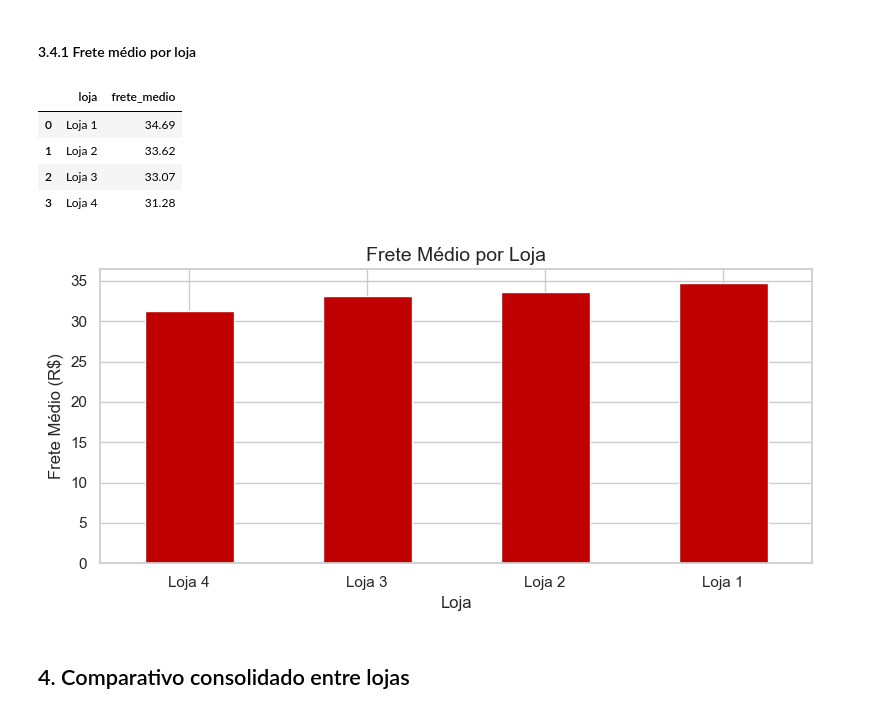
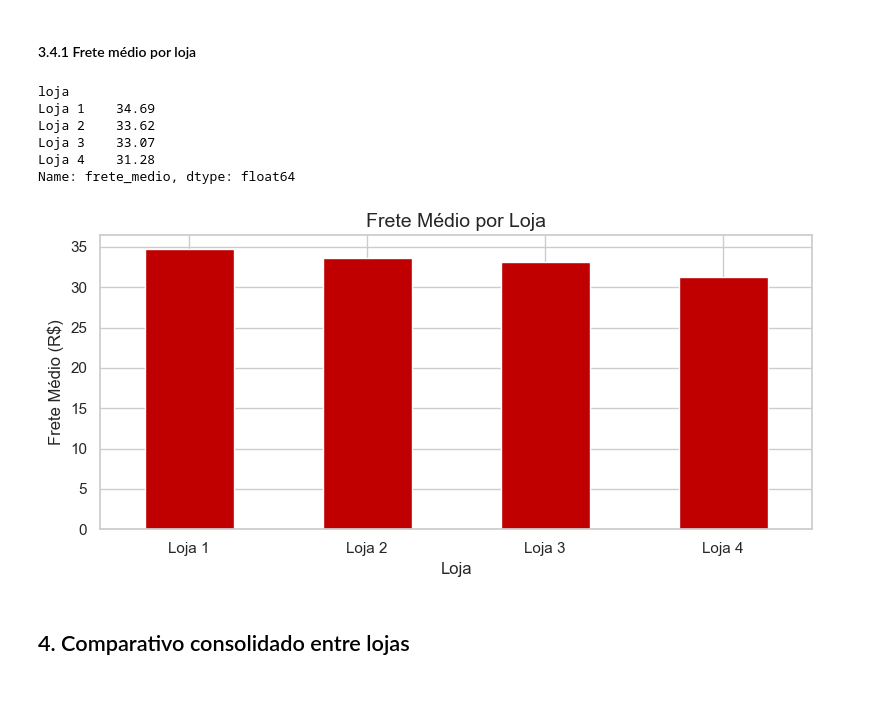
Before and after one commit to Wilson-Maciel/Store_ciencia_de_dados, a Jupyter notebook: notebooks/AluraStoreBrasil.ipynb, the cells around one changed output. Cells and saved outputs as stored; diff of their text form; code cells hidden in the pictures.

```diff
--- a/notebooks/AluraStoreBrasil.ipynb
+++ b/notebooks/AluraStoreBrasil.ipynb
@@ -492,37 +566,38 @@ Aqui vamos analisar o **frete médio** cobrado em cada loja.
 # %% [markdown]
 #### 3.4.1 Frete médio por loja
 # %%
+# Célula [173] - Frete Médio
 frete_medio_loja = (
     dados
-    .groupby("loja", as_index=False)["frete"]
+    .groupby("loja")["frete"] # Remover as_index=False
     .mean()
-    .rename(columns={"frete": "frete_medio"})
+    .rename("frete_medio") # Renomeia a Series diretamente
 )
 
-frete_medio_loja["frete_medio"] = frete_medio_loja["frete_medio"].round(2)
-
+frete_medio_loja = frete_medio_loja.round(2)
 frete_medio_loja
 # %% [output]
-|  | loja | frete_medio |
-| 0 | Loja 1 | 34.69 |
-| 1 | Loja 2 | 33.62 |
-| 2 | Loja 3 | 33.07 |
-| 3 | Loja 4 | 31.28 |
+loja
+Loja 1    34.69
+Loja 2    33.62
+Loja 3    33.07
+Loja 4    31.28
+Name: frete_medio, dtype: float64
 # %%
 # ... seu código de plotagem anterior ...
 plt.figure(figsize=(8, 4))
-frete_medio.plot(kind="bar", color="#C00000") # Cor vermelha para "custo"
+frete_medio_loja.plot(kind="bar", color="#C00000") # Cor vermelha para "custo"
 plt.title("Frete Médio por Loja", fontsize=14)
 plt.xlabel("Loja")
 plt.ylabel("Frete Médio (R$)")
 plt.xticks(rotation=0)
 plt.tight_layout()
 
 # SALVAR A IMAGEM
 plt.savefig("../images/frete_medio_loja.png", dpi=300)
 plt.show()
 # %% [output]
-[figure, old version]
+[figure, new version]
 # %% [markdown]
 ## 4. Comparativo consolidado entre lojas
 # %%
```
Also changed, not shown: parts of 11 cells of this notebook, 15 other files.
